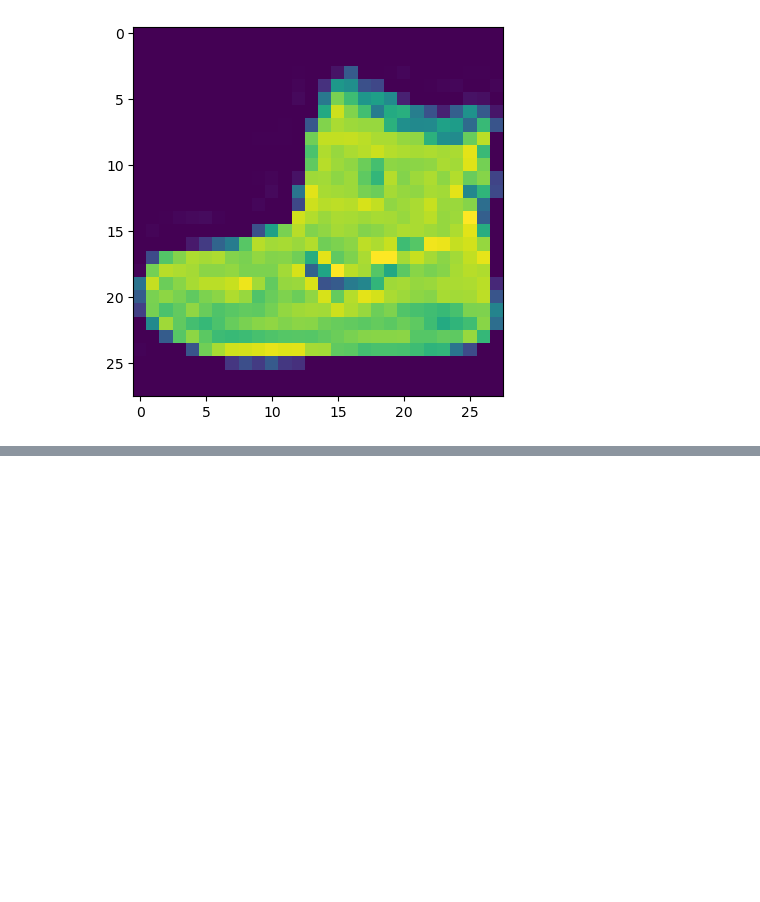
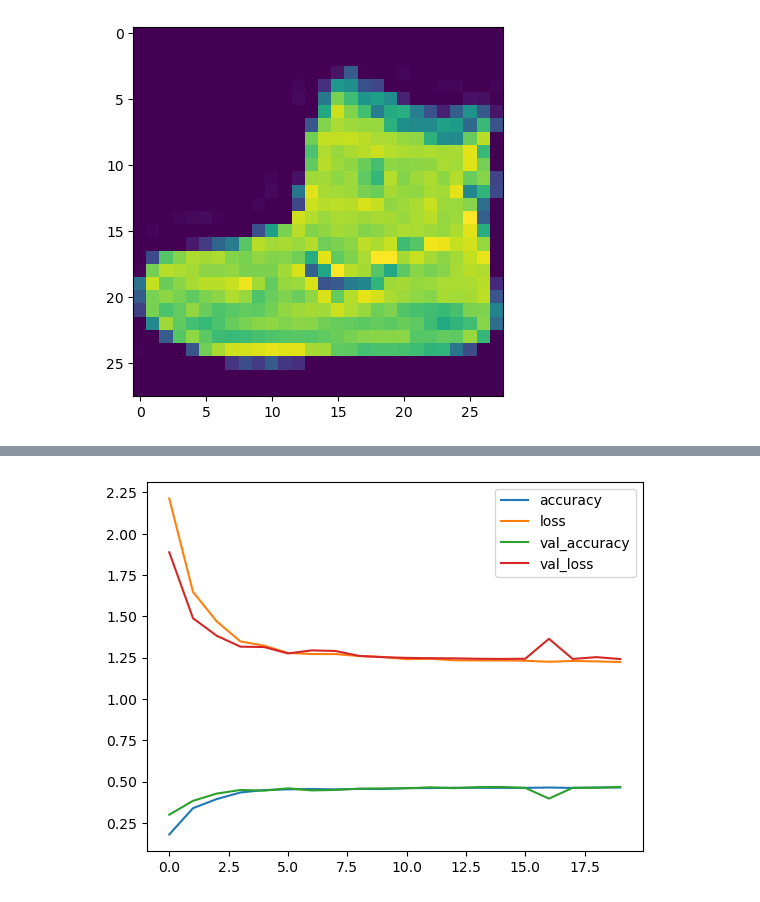
Before and after one commit to alchemistbg/udemy-tensorflow-developer-certificate-bootcamp, a Jupyter notebook: Section-04/Classification_with_tensorflow.ipynb, the cells around one changed output, grey strips where cells are left out. Saved outputs shown, nothing was run; the diff lists cells and outputs as text; code cells hidden in the pictures; blank space fills up the shorter version.

```diff
--- a/Section-04/Classification_with_tensorflow.ipynb
+++ b/Section-04/Classification_with_tensorflow.ipynb
@@ -1129,0 +1168,29 @@ plt.imshow(X_train[0]);
+# %%
+tf.keras.utils.set_random_seed(42)
+
+mc_model_1 = tf.keras.models.Sequential([
+    tf.keras.layers.Flatten(input_shape = (28, 28)),
+    tf.keras.layers.Dense(units = 4, activation = 'relu'),
+    tf.keras.layers.Dense(units = 4, activation = 'relu'),
+    tf.keras.layers.Dense(units = len(labels), activation = 'softmax')
+])
+
+mc_model_1.compile(
+    # loss = tf.keras.losses.SparseCategoricalCrossentropy, # This loss function is used if classes are encoded as single numbers
+    loss = tf.keras.losses.CategoricalCrossentropy, # This loss function is used if classes are one-hot encoded
+    optimizer = tf.keras.optimizers.Adam(),
+    metrics = ['accuracy']
+)
+
+mc_history_1 = mc_model_1.fit(
+    x = mc_X_train,
+    # y = mc_y_train,
+    y = tf.one_hot(mc_y_train, depth = len(labels)),
+    epochs = 20,
+    # validation_split = 0.25
+    validation_data = (
+        mc_X_test,
+        # mc_y_test
+        tf.one_hot(mc_y_test, depth = len(labels))
+    )
+)
@@ -1129,0 +1272,4 @@ plt.imshow(X_train[0]);
+# %%
+pd.DataFrame(mc_history_1.history).plot();
+# %% [output]
+[figure, added]
```
Also changed, not shown: parts of 51 cells of this notebook.
